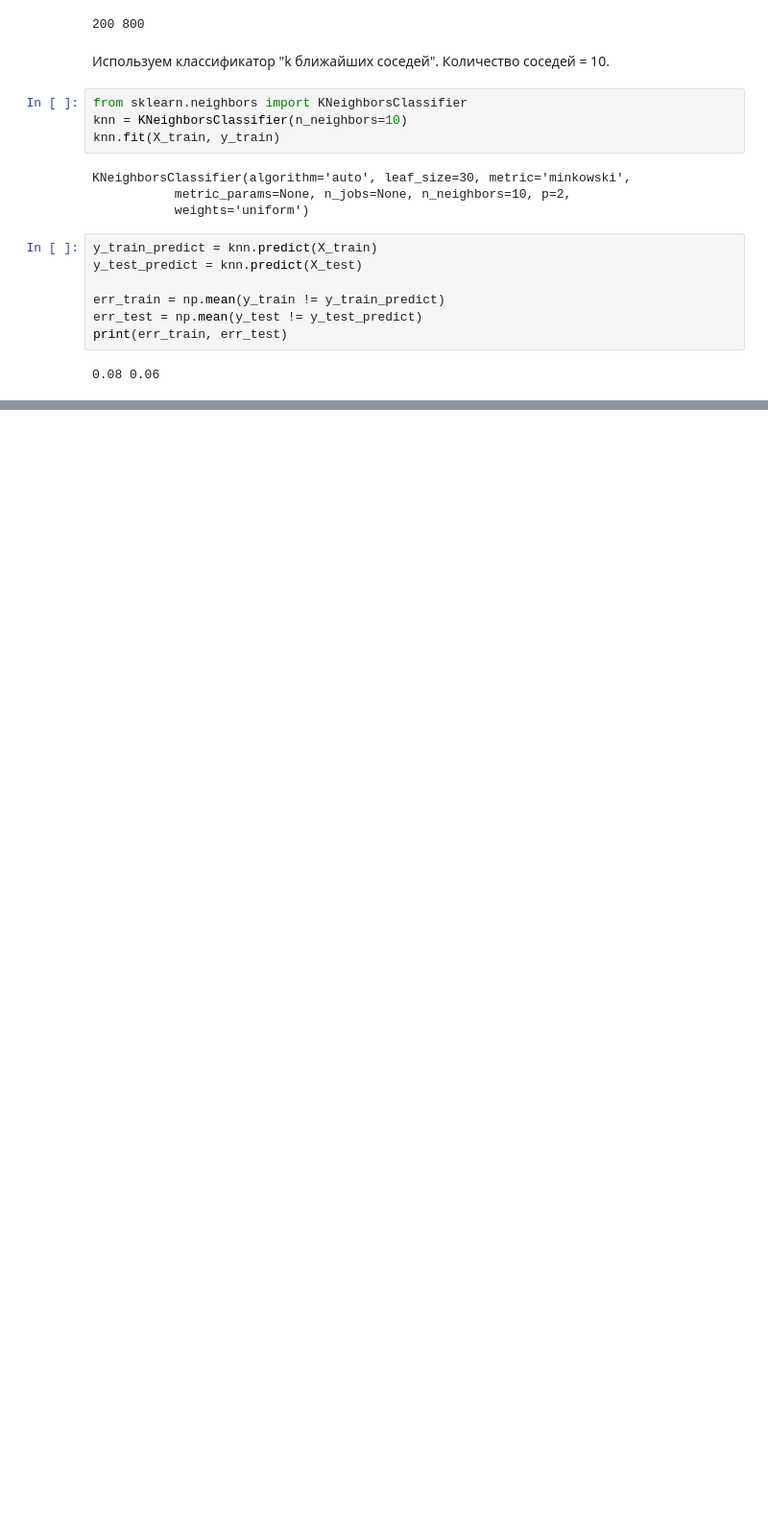
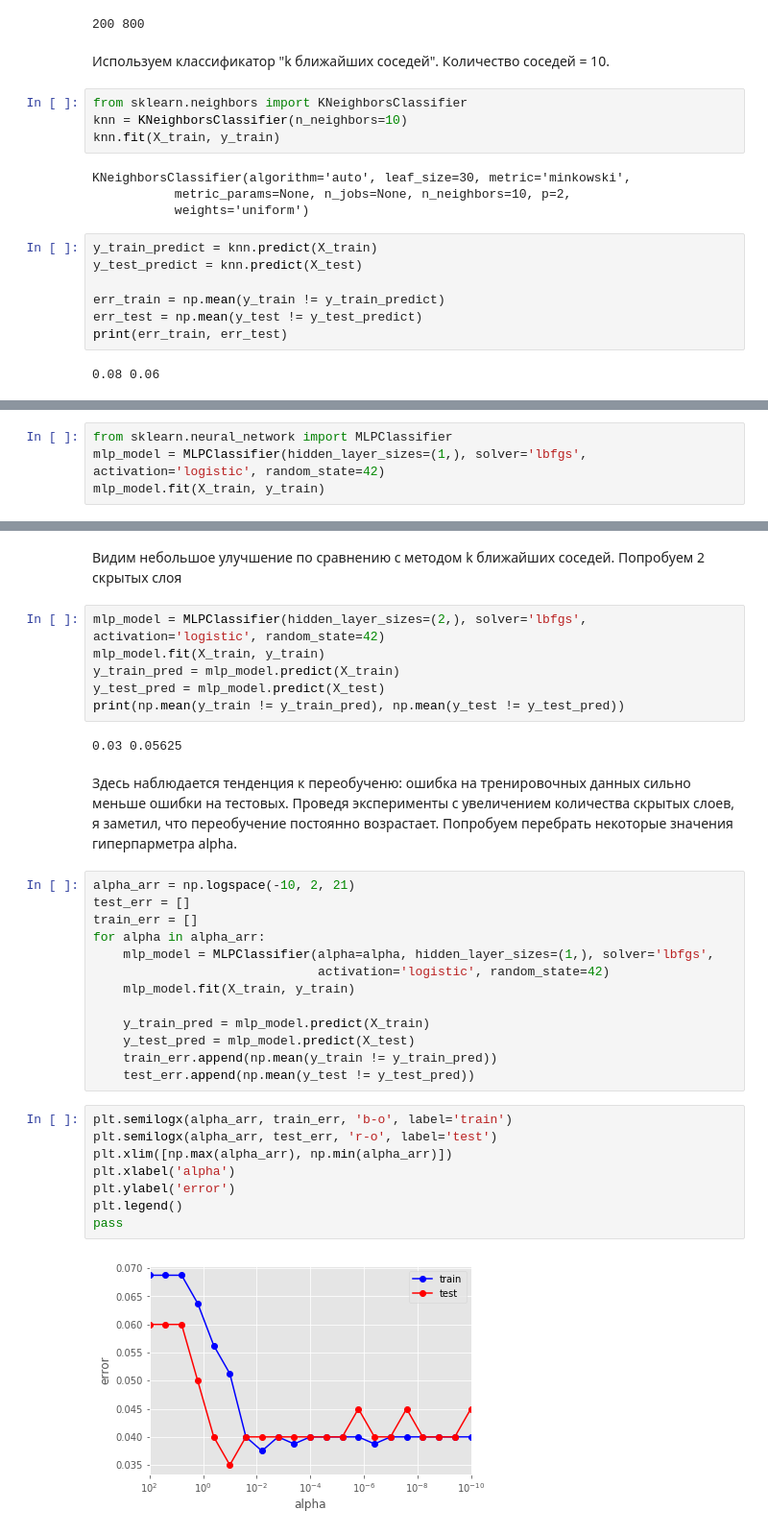
Before and after one commit to MichaelMurashov/MachineLearning, a Jupyter notebook: main.ipynb, the cells around one changed output, grey strips where cells are left out. Shown at 96% size. Saved outputs shown, nothing was run; the diff lists cells and outputs as text; blank space fills up the shorter version.

```diff
--- a/main.ipynb
+++ b/main.ipynb
@@ -208,0 +218,4 @@ print(best_cv_err, best_n_neighbors)
+# %%
+from sklearn.neural_network import MLPClassifier
+mlp_model = MLPClassifier(hidden_layer_sizes=(1,), solver='lbfgs', activation='logistic', random_state=42)
+mlp_model.fit(X_train, y_train)
@@ -208,0 +234,35 @@ print(best_cv_err, best_n_neighbors)
+# %% [markdown]
+Видим небольшое улучшение по сравнению с методом k ближайших соседей. Попробуем 2 скрытых слоя
+# %%
+mlp_model = MLPClassifier(hidden_layer_sizes=(2,), solver='lbfgs', activation='logistic', random_state=42)
+mlp_model.fit(X_train, y_train)
+y_train_pred = mlp_model.predict(X_train)
+y_test_pred = mlp_model.predict(X_test)
+print(np.mean(y_train != y_train_pred), np.mean(y_test != y_test_pred))
+# %% [output]
+0.03 0.05625
+# %% [markdown]
+Здесь наблюдается тенденция к переобученю: ошибка на тренировочных данных сильно меньше ошибки на тестовых. Проведя эксперименты с увеличением количества скрытых слоев, я заметил, что переобучение постоянно возрастает. Попробуем перебрать некоторые значения гиперпарметра alpha.
+# %%
+alpha_arr = np.logspace(-10, 2, 21)
+test_err = []
+train_err = []
+for alpha in alpha_arr:
+    mlp_model = MLPClassifier(alpha=alpha, hidden_layer_sizes=(1,), solver='lbfgs',
+                              activation='logistic', random_state=42)
+    mlp_model.fit(X_train, y_train)
+
+    y_train_pred = mlp_model.predict(X_train)
+    y_test_pred = mlp_model.predict(X_test)
+    train_err.append(np.mean(y_train != y_train_pred))
+    test_err.append(np.mean(y_test != y_test_pred))
+# %%
+plt.semilogx(alpha_arr, train_err, 'b-o', label='train')
+plt.semilogx(alpha_arr, test_err, 'r-o', label='test')
+plt.xlim([np.max(alpha_arr), np.min(alpha_arr)])
+plt.xlabel('alpha')
+plt.ylabel('error')
+plt.legend()
+pass
+# %% [output]
+[figure, added]
```
Also changed, not shown: parts of 31 cells of this notebook.
